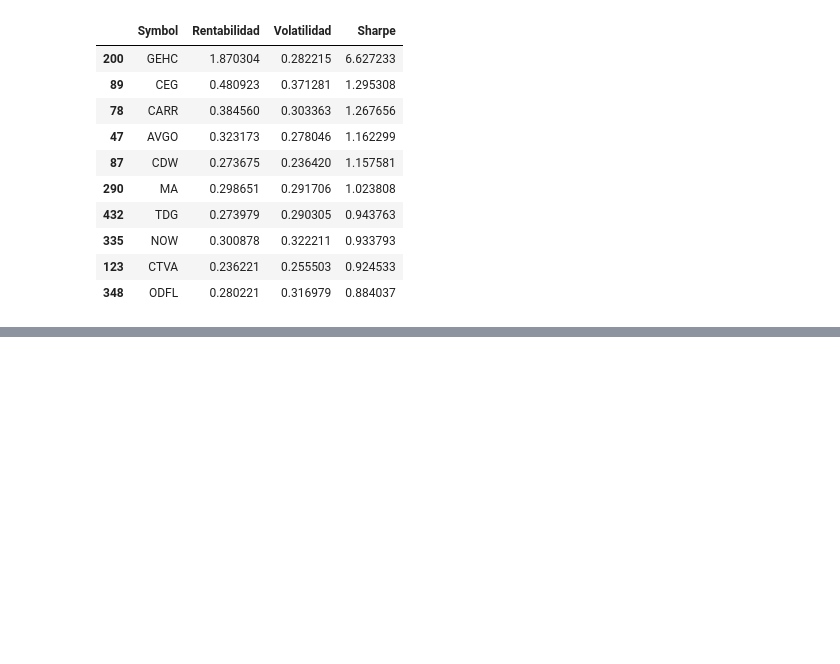
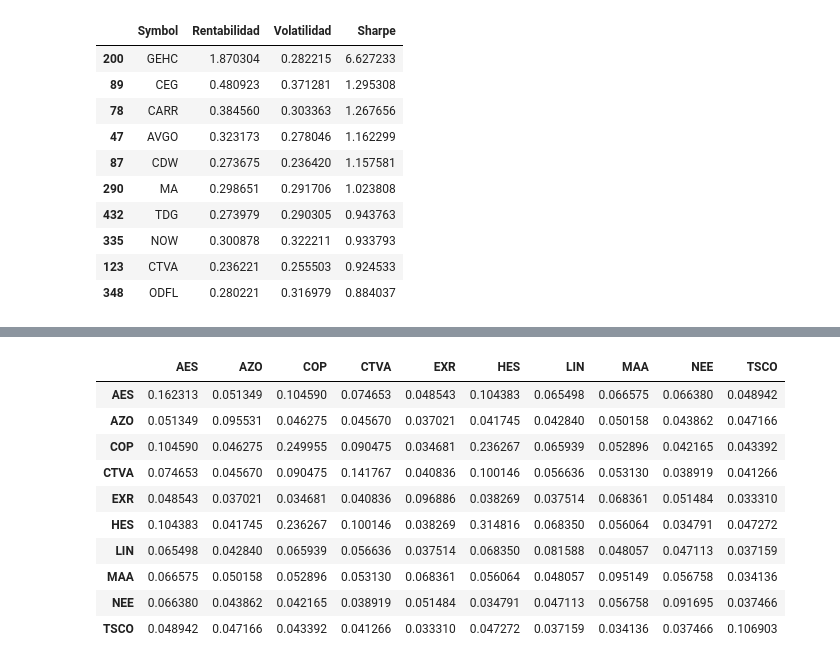
Before and after one commit to Renzo96/PI2, a Jupyter notebook: EDA.ipynb, the cells around one changed output, grey strips where cells are left out. Cells and saved outputs as stored; diff of their text form; code cells hidden in the pictures; blank space fills up the shorter version.

```diff
--- a/EDA.ipynb
+++ b/EDA.ipynb
@@ -195 +254,17 @@ portfolio = ['GEHC', 'CEG','CARR','AVGO','CDW','MA','TDG','NOW','CTVA', 'ODFL']
+# %%
+#Ahora observamos la covarianza
+
+log_returns.cov() * 252
+# %% [output]
+|  | AES | AZO | COP | CTVA | EXR | HES | LIN | MAA | NEE | TSCO |
+| AES | 0.162313 | 0.051349 | 0.104590 | 0.074653 | 0.048543 | 0.104383 | 0.065498 | 0.066575 | 0.066380 | 0.048942 |
+| AZO | 0.051349 | 0.095531 | 0.046275 | 0.045670 | 0.037021 | 0.041745 | 0.042840 | 0.050158 | 0.043862 | 0.047166 |
+| COP | 0.104590 | 0.046275 | 0.249955 | 0.090475 | 0.034681 | 0.236267 | 0.065939 | 0.052896 | 0.042165 | 0.043392 |
+| CTVA | 0.074653 | 0.045670 | 0.090475 | 0.141767 | 0.040836 | 0.100146 | 0.056636 | 0.053130 | 0.038919 | 0.041266 |
+| EXR | 0.048543 | 0.037021 | 0.034681 | 0.040836 | 0.096886 | 0.038269 | 0.037514 | 0.068361 | 0.051484 | 0.033310 |
+| HES | 0.104383 | 0.041745 | 0.236267 | 0.100146 | 0.038269 | 0.314816 | 0.068350 | 0.056064 | 0.034791 | 0.047272 |
+| LIN | 0.065498 | 0.042840 | 0.065939 | 0.056636 | 0.037514 | 0.068350 | 0.081588 | 0.048057 | 0.047113 | 0.037159 |
+| MAA | 0.066575 | 0.050158 | 0.052896 | 0.053130 | 0.068361 | 0.056064 | 0.048057 | 0.095149 | 0.056758 | 0.034136 |
+| NEE | 0.066380 | 0.043862 | 0.042165 | 0.038919 | 0.051484 | 0.034791 | 0.047113 | 0.056758 | 0.091695 | 0.037466 |
+| TSCO | 0.048942 | 0.047166 | 0.043392 | 0.041266 | 0.033310 | 0.047272 | 0.037159 | 0.034136 | 0.037466 | 0.106903 |
 # %%
```
Also changed, not shown: parts of 10 cells of this notebook.
